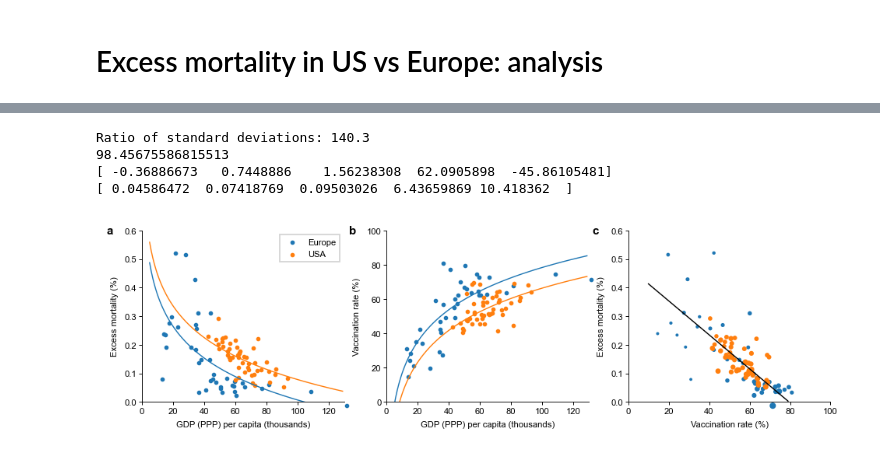
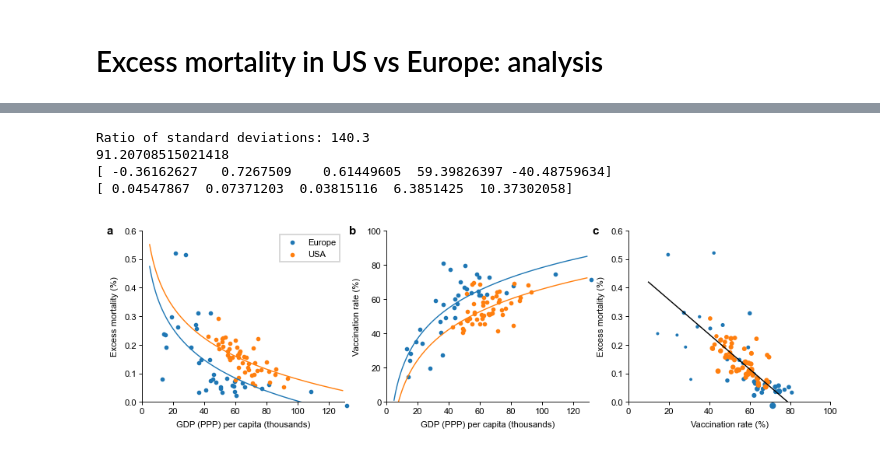
Before and after one commit to dkobak/covid-excess-us-eu, a Jupyter notebook: analysis.ipynb, the cells around one changed output, grey strips where cells are left out. Cells and saved outputs as stored; diff of their text form; code cells hidden in the pictures.

```diff
--- a/analysis.ipynb
+++ b/analysis.ipynb
@@ -227,19 +225,13 @@ from scipy.optimize import curve_fit
 def myfun1(x, a, b, c):
     y = a * np.log10(x[0,:] / 1000) + b
     us = x[1,:] == 1
-    y[us] = a * np.log10(x[:, us][0,:] / 1000 / c) + b
-    return y
-
-def myfun2(x, a, b, c):
-    y = a * np.log10(x[0,:] / 1000) + b
-    us = x[1,:] == 1
-    y[us] = a * np.log10(x[:, us][0,:] / 1000 / c) + b
+    y[us] = a * np.log10(x[:, us][0,:] / 1000 * c) + b
     return y
 
 def myfun(x, a, b, c, d, e):
     y = np.concatenate((
         myfun1(x, a, b, c),
-        myfun2(x, d, e, c)
+        myfun1(x, d, e, c)
     ))
     return y
 
@@ -265,34 +257,34 @@ print(std_errs)
 # Plot the fits
 
 gdpgrid = np.arange(5, 130)
 yhat = myfun(np.concatenate((gdpgrid[np.newaxis,:] * 1000, np.zeros_like(gdpgrid)[np.newaxis,:]), axis=0), *betahat)
 yhat1 = yhat[:len(yhat)//2]
 yhat2 = yhat[len(yhat)//2:]
 
 axs[0].plot(gdpgrid, yhat1)
 axs[1].plot(gdpgrid, yhat2)
 
 yhat = myfun(np.concatenate((gdpgrid[np.newaxis,:] * 1000, np.ones_like(gdpgrid)[np.newaxis,:]), axis=0), *betahat)
 yhat1 = yhat[:len(yhat)//2]
 yhat2 = yhat[len(yhat)//2:]
 
 axs[0].plot(gdpgrid, yhat1)
 axs[1].plot(gdpgrid, yhat2)
 
 slope = betahat[0] / betahat[3]
 intercept = - slope * betahat[4] + betahat[1]
 
 vaccgrid = np.arange(10, 80)
 yhat = vaccgrid * slope + intercept
 axs[2].plot(vaccgrid, yhat, 'k')
 
 ############################################################
 # Save
 
 fig.savefig('us-vs-eu-ppp.png', dpi=300)
 # %% [output]
 Ratio of standard deviations: 140.3
-98.45675586815513
-[ -0.36886673   0.7448886    1.56238308  62.0905898  -45.86105481]
-[ 0.04586472  0.07418769  0.09503026  6.43659869 10.418362  ]
+91.20708515021418
+[ -0.36162627   0.7267509    0.61449605  59.39826397 -40.48759634]
+[ 0.04547867  0.07371203  0.03815116  6.3851425  10.37302058]
-[figure, old version]
+[figure, new version]
```
Also changed, not shown: parts of 15 cells of this notebook, 9 other files.
